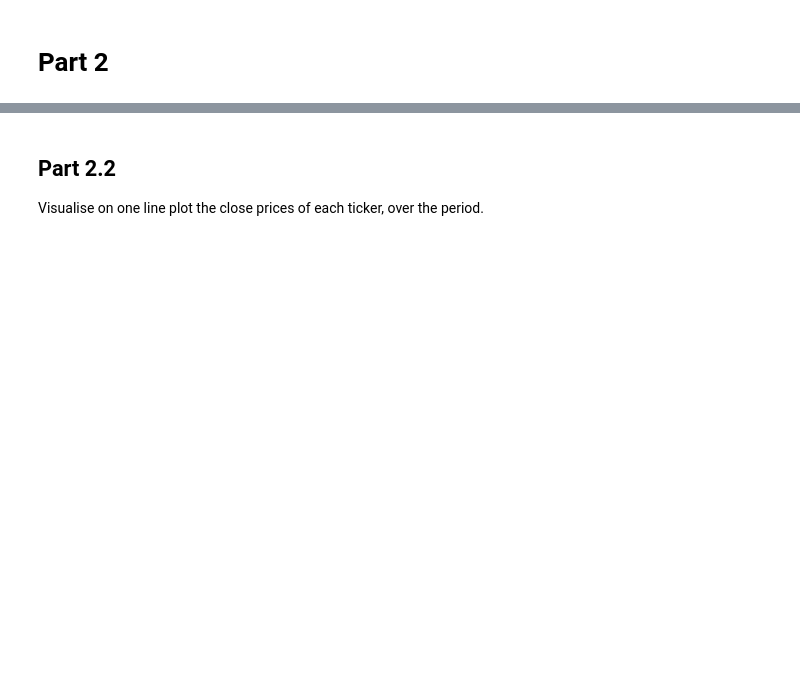
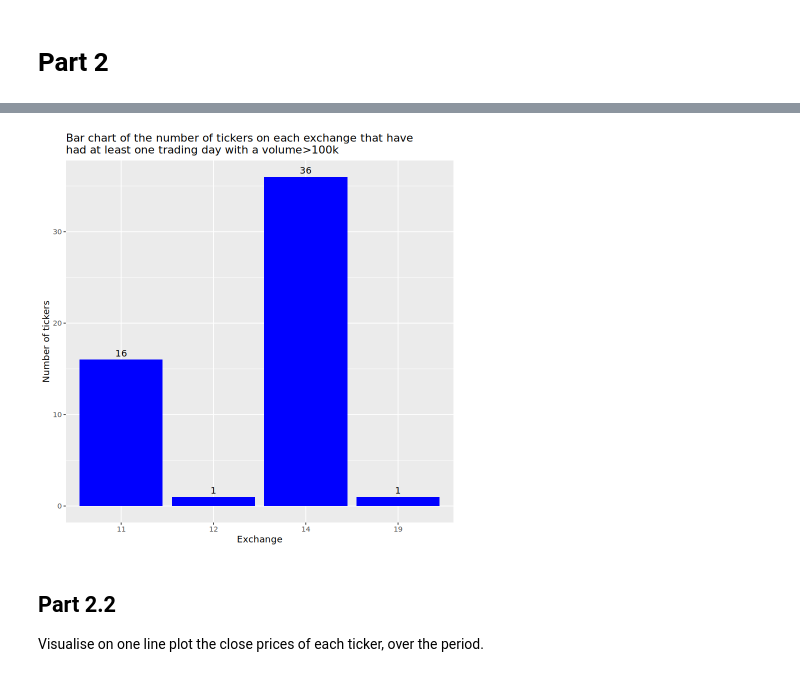
Before and after one commit to LiamHoogstad/Apps_R_HW1, a Jupyter notebook: MAIN_FILE.ipynb, the cells around one changed output, grey strips where cells are left out. Saved outputs shown, nothing was run; the diff lists cells and outputs as text; code cells hidden in the pictures; blank space fills up the shorter version.

```diff
--- a/MAIN_FILE.ipynb
+++ b/MAIN_FILE.ipynb
@@ -605,3 +621,30 @@ A data.frame: 1 × 18
+# %%
+library(dplyr)
+library(ggplot2)
+
+compustat_food_bev_data <- read.csv("compustat_food_bev.csv")
+compustat_food_bev_data <- filter( compustat_food_bev_data, !is.na(exchg) & !is.na(cshtrd) & !is.na(tic))
+
+grouped <- group_by(compustat_food_bev_data, exchg, tic)
+
+# Does the ticker have at least one trading day with a volume of more than 100k?
+tickers_over_100k <- summarize(grouped, true_or_false = any(cshtrd > 100000),  .groups = "drop")
+
+tickers_over_100k <- filter(tickers_over_100k, true_or_false == TRUE)
+
+counter <- count(tickers_over_100k, exchg, name = "num_of_tickers") # Groups data by exchange in a new column num_of_tickers
+
+# Bar chart: exchanges on x, number of tickers on y
+ggplot(counter, aes(x = factor(exchg), y = num_of_tickers)) +
+  geom_col(fill = "blue") +
+  geom_text(aes(label = num_of_tickers),
+            vjust = -0.5,   # Moves text above the bars
+            color = "black") +
+  labs(x = "Exchange", y = "Number of tickers",
+  title = "Bar chart of the number of tickers on each exchange that have \nhad at least one trading day with a volume>100k"
+  )
+# %% [output]
+[figure, added]
 # %% [markdown]
 ## Part 2.2
 
```
Also changed, not shown: parts of 4 cells of this notebook.
